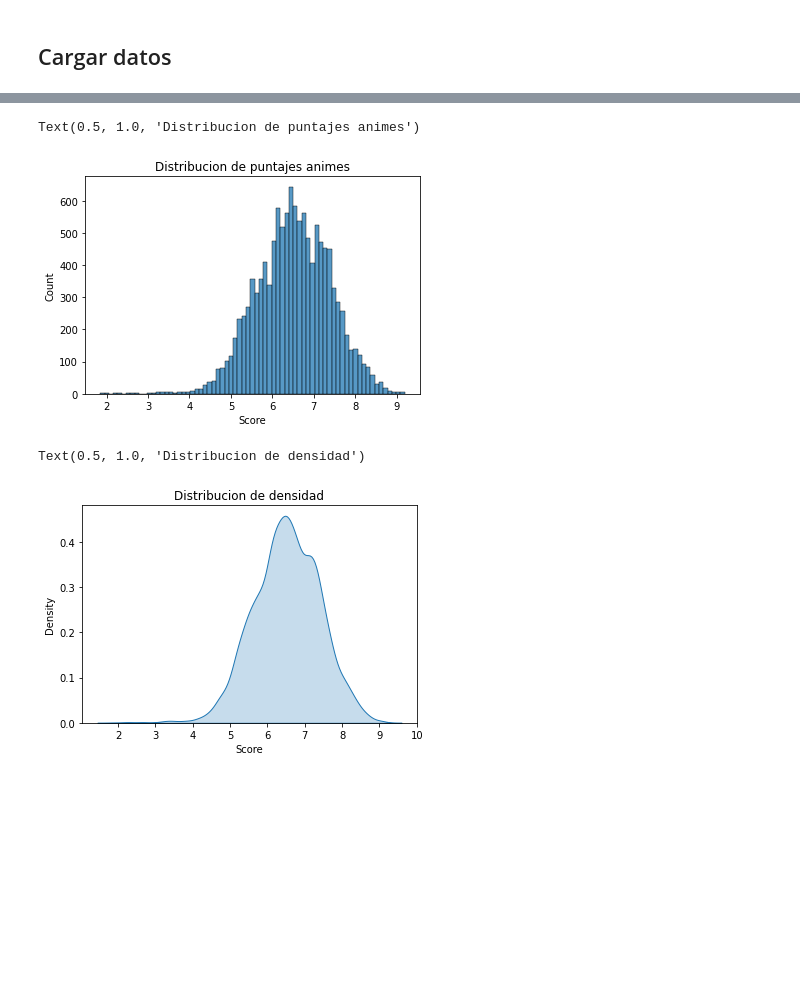
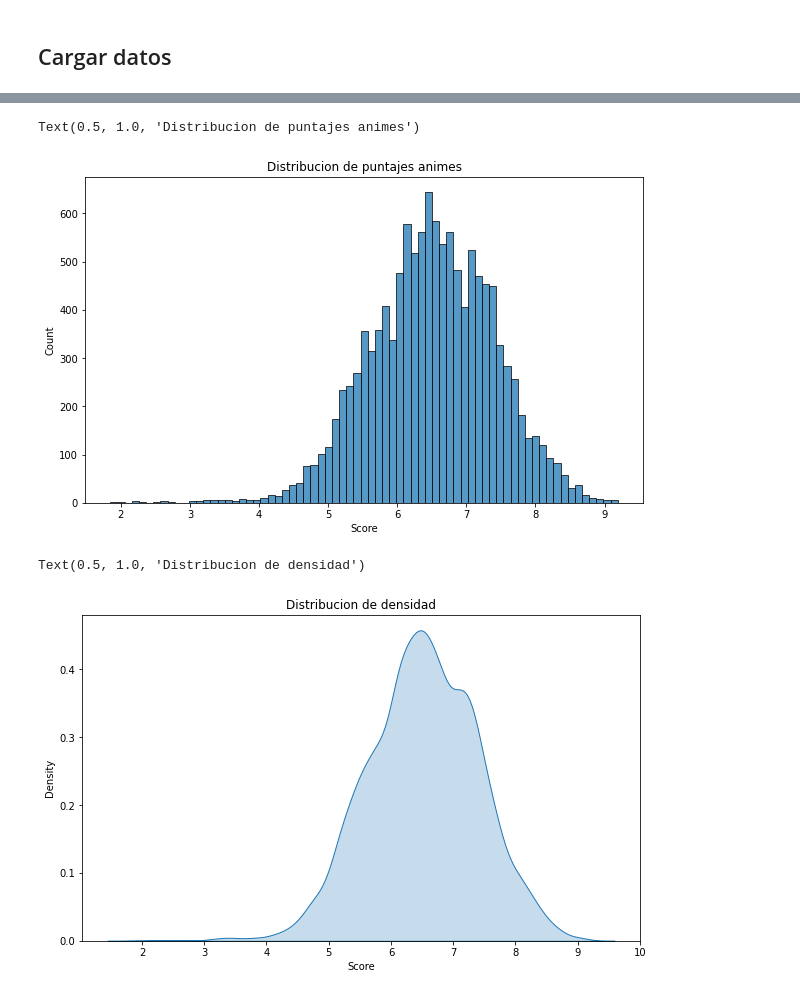
Before and after one commit to martinjaraf/supertarea, a Jupyter notebook: parte_1/Parte_1.ipynb, the cells around one changed output, grey strips where cells are left out. Drawn from its saved outputs; the diff is of its cells as text; code cells hidden in the pictures; blank space fills up the shorter version.

```diff
--- a/parte_1/Parte_1.ipynb
+++ b/parte_1/Parte_1.ipynb
@@ -35,13 +35,15 @@ data_animes.head(10)
 # %%
 scores_animes = data_animes["Score"]
 # %%
+gra_score = plt.figure(figsize=(10,6))
 sns.histplot(scores_animes).set_title('Distribucion de puntajes animes')
 # %% [output]
 Text(0.5, 1.0, 'Distribucion de puntajes animes')
-[figure, old version]
+[figure, new version]
 # %%
+gra_score_d = plt.figure(figsize=(10,6))
 sns.kdeplot(data=scores_animes, shade=True).set_title('Distribucion de densidad')
 # %% [output]
 Text(0.5, 1.0, 'Distribucion de densidad')
-[figure, old version]
+[figure, new version]
 # %%
```
Also changed, not shown: parts of 21 cells of this notebook.
